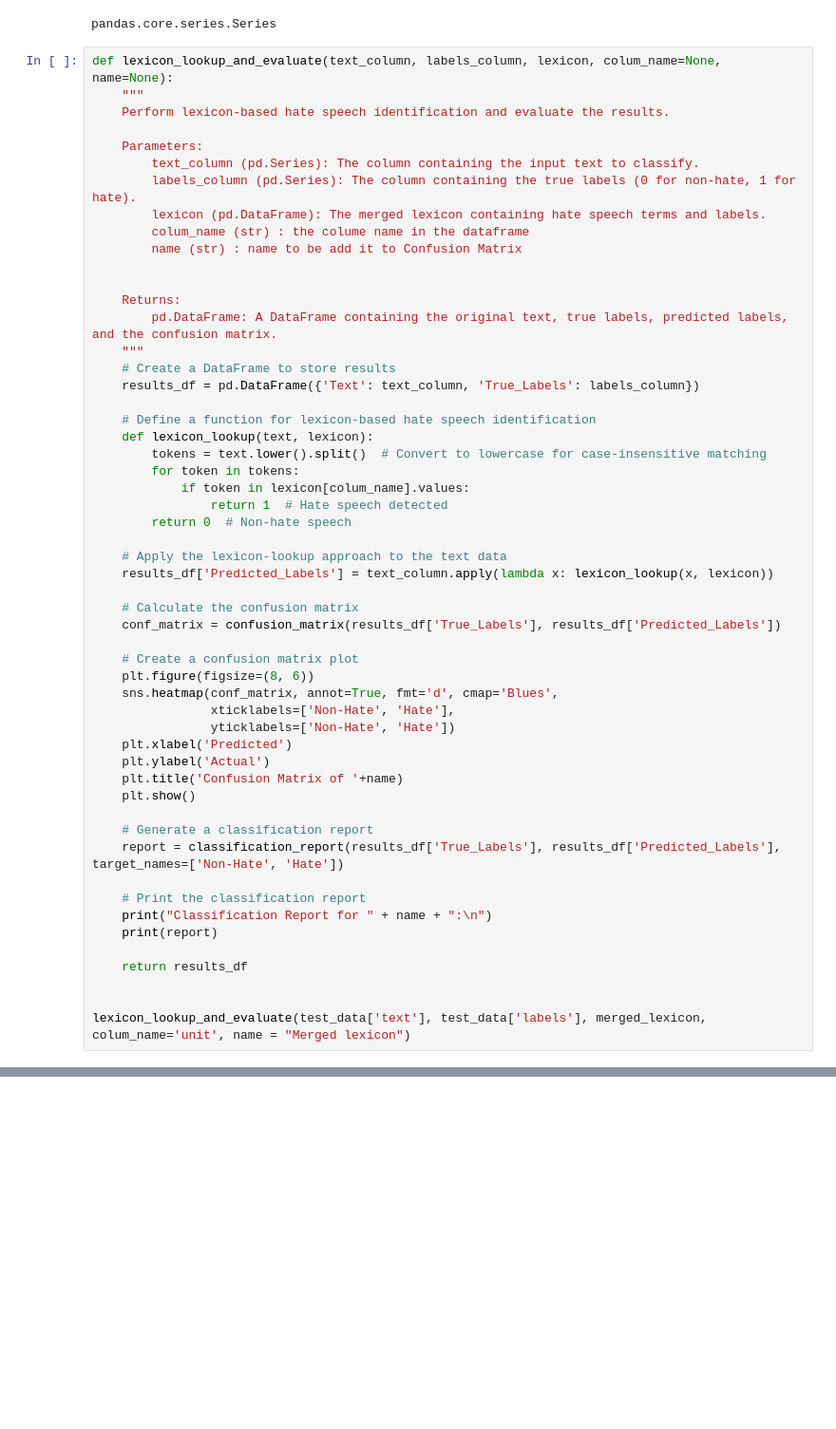
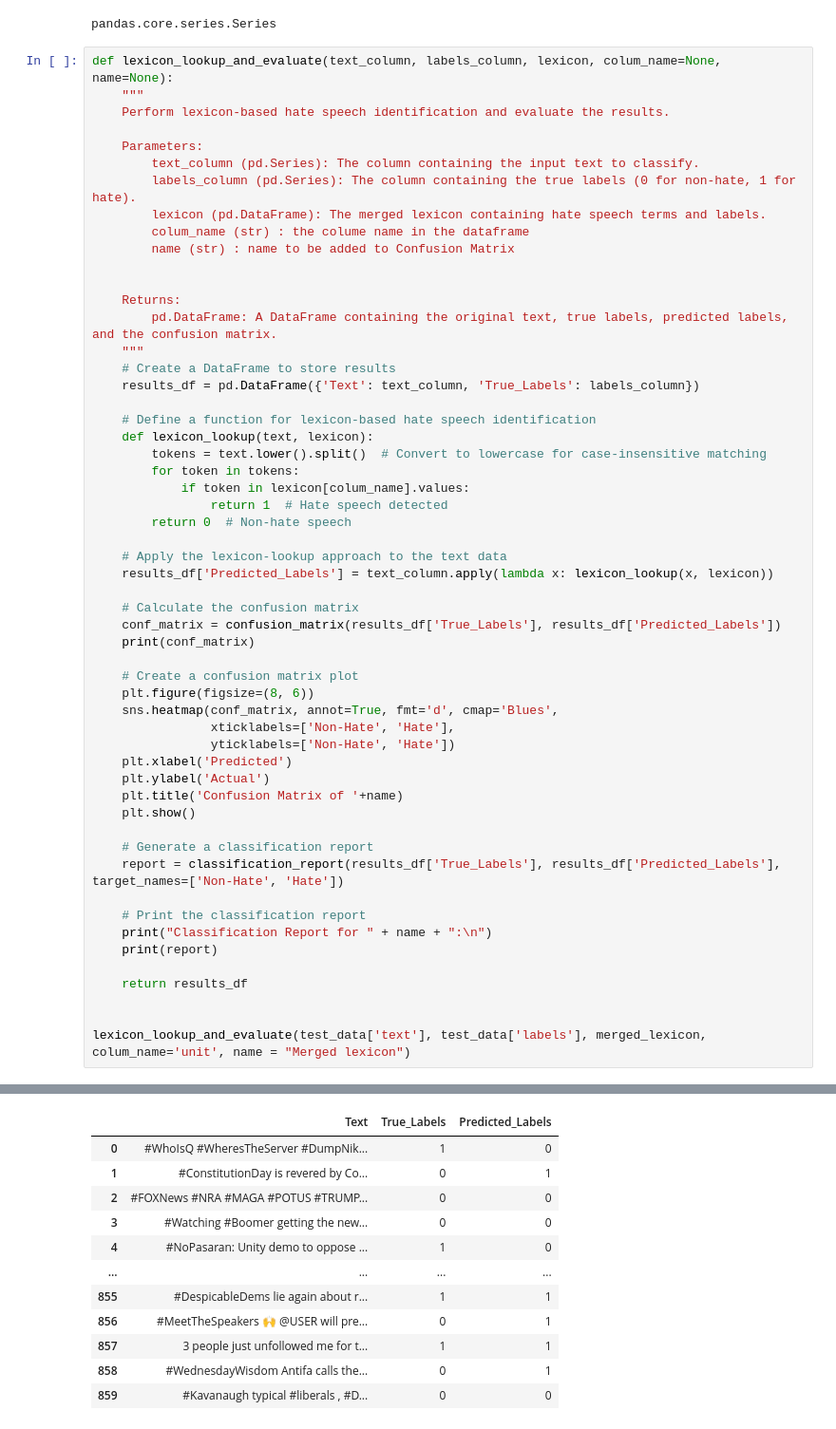
Before and after one commit to Mohammed-majeed/Subjectivity-Mining, a Jupyter notebook: Assignment 3 - Group 11/classifier.ipynb, the cells around one changed output, grey strips where cells are left out. Shown at 95% size. Saved outputs shown, nothing was run; the diff lists cells and outputs as text; blank space fills up the shorter version.

```diff
--- a/Assignment 3 - Group 11/classifier.ipynb
+++ b/Assignment 3 - Group 11/classifier.ipynb
@@ -71,7 +72,7 @@ def lexicon_lookup_and_evaluate(text_column, labels_column, lexicon, colum_name=
         labels_column (pd.Series): The column containing the true labels (0 for non-hate, 1 for hate).
         lexicon (pd.DataFrame): The merged lexicon containing hate speech terms and labels.
         colum_name (str) : the colume name in the dataframe
-        name (str) : name to be add it to Confusion Matrix
+        name (str) : name to be added to Confusion Matrix
 
 
     Returns:
@@ -93,6 +94,7 @@ def lexicon_lookup_and_evaluate(text_column, labels_column, lexicon, colum_name=
 
     # Calculate the confusion matrix
     conf_matrix = confusion_matrix(results_df['True_Labels'], results_df['Predicted_Labels'])
+    print(conf_matrix)
 
     # Create a confusion matrix plot
     plt.figure(figsize=(8, 6))
@@ -120,0 +134,12 @@ NameError: name 'classification_report' is not defined
+|  | Text | True_Labels | Predicted_Labels |
+| 0 | #WhoIsQ #WheresTheServer #DumpNik... | 1 | 0 |
+| 1 | #ConstitutionDay is revered by Co... | 0 | 1 |
+| 2 | #FOXNews #NRA #MAGA #POTUS #TRUMP... | 0 | 0 |
+| 3 | #Watching #Boomer getting the new... | 0 | 0 |
+| 4 | #NoPasaran: Unity demo to oppose ... | 1 | 0 |
+| ... | ... | ... | ... |
+| 855 | #DespicableDems lie again about r... | 1 | 1 |
+| 856 | #MeetTheSpeakers 🙌 @USER will pre... | 0 | 1 |
+| 857 | 3 people just unfollowed me for t... | 1 | 1 |
+| 858 | #WednesdayWisdom Antifa calls the... | 0 | 1 |
+| 859 | #Kavanaugh typical #liberals , #D... | 0 | 0 |
```
Also changed, not shown: parts of 9 cells of this notebook, 1 other file.
